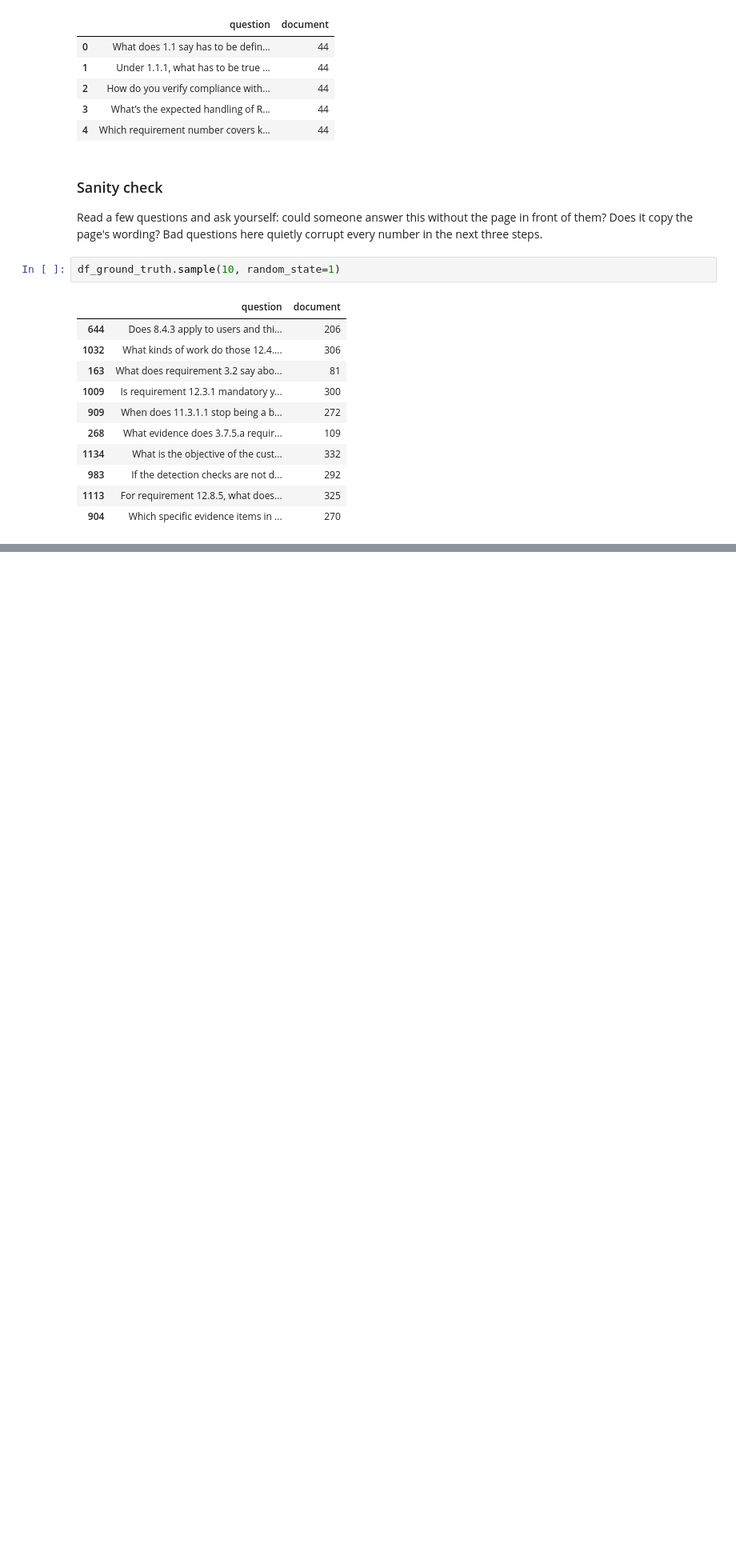
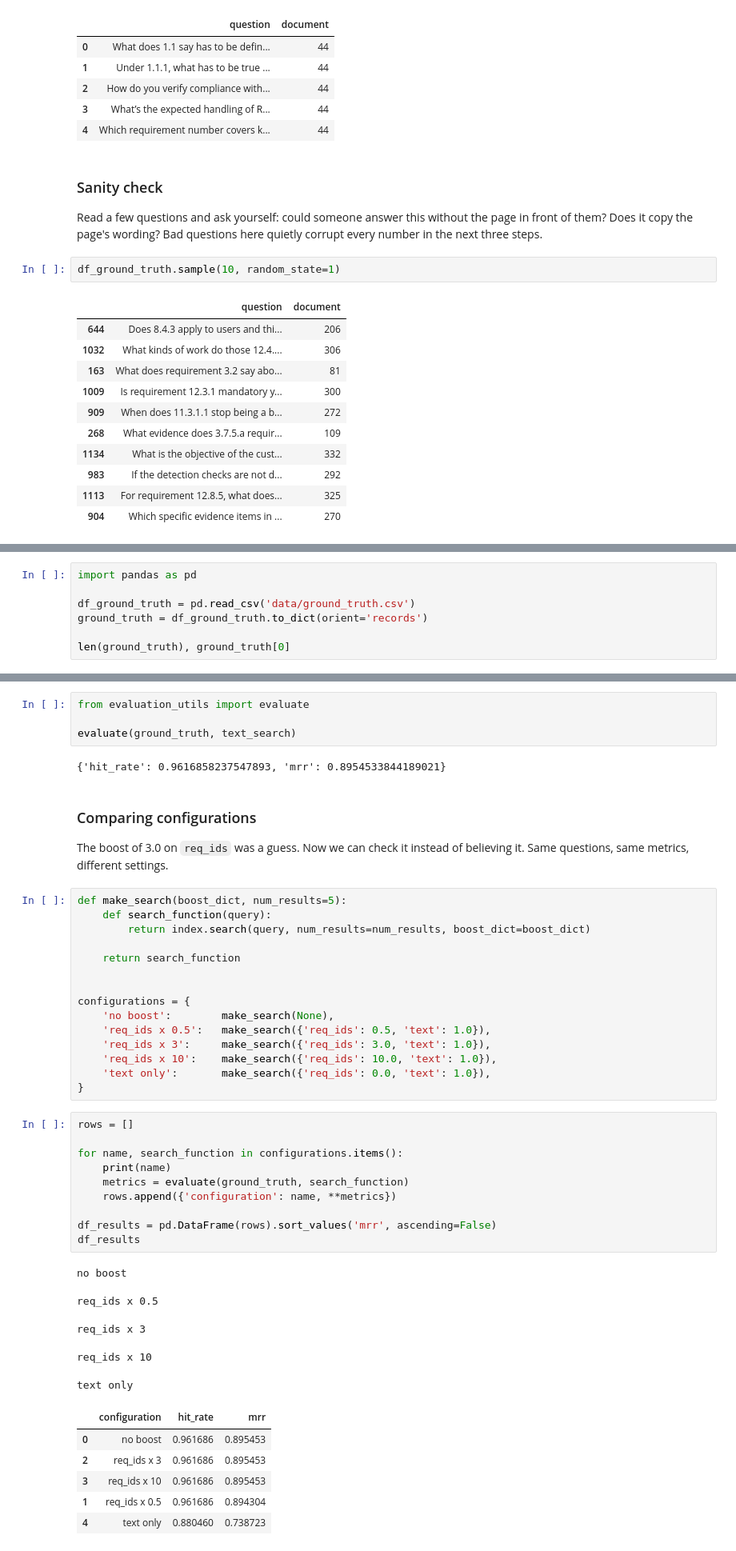
Before and after one commit to marat-biriushev/llm-zoomcamp-project, a Jupyter notebook: rag.ipynb, the cells around one changed output, grey strips where cells are left out. Shown at 80% size. Saved outputs shown, nothing was run; the diff lists cells and outputs as text; blank space fills up the shorter version.

```diff
--- a/rag.ipynb
+++ b/rag.ipynb
@@ -458,0 +519,7 @@ df_ground_truth.sample(10, random_state=1)
+# %%
+import pandas as pd
+
+df_ground_truth = pd.read_csv('data/ground_truth.csv')
+ground_truth = df_ground_truth.to_dict(orient='records')
+
+len(ground_truth), ground_truth[0]
@@ -458,0 +589,48 @@ df_ground_truth.sample(10, random_state=1)
+# %%
+from evaluation_utils import evaluate
+
+evaluate(ground_truth, text_search)
+# %% [output]
+{'hit_rate': 0.9616858237547893, 'mrr': 0.8954533844189021}
+# %% [markdown]
+### Comparing configurations
+
+The boost of 3.0 on `req_ids` was a guess. Now we can check it instead of believing
+it. Same questions, same metrics, different settings.
+# %%
+def make_search(boost_dict, num_results=5):
+    def search_function(query):
+        return index.search(query, num_results=num_results, boost_dict=boost_dict)
+
+    return search_function
+
+
+configurations = {
+    'no boost':        make_search(None),
+    'req_ids x 0.5':   make_search({'req_ids': 0.5, 'text': 1.0}),
+    'req_ids x 3':     make_search({'req_ids': 3.0, 'text': 1.0}),
+    'req_ids x 10':    make_search({'req_ids': 10.0, 'text': 1.0}),
+    'text only':       make_search({'req_ids': 0.0, 'text': 1.0}),
+}
+# %%
+rows = []
+
+for name, search_function in configurations.items():
+    print(name)
+    metrics = evaluate(ground_truth, search_function)
+    rows.append({'configuration': name, **metrics})
+
+df_results = pd.DataFrame(rows).sort_values('mrr', ascending=False)
+df_results
+# %% [output]
+no boost
+req_ids x 0.5
+req_ids x 3
+req_ids x 10
+text only
+|  | configuration | hit_rate | mrr |
+| 0 | no boost | 0.961686 | 0.895453 |
+| 2 | req_ids x 3 | 0.961686 | 0.895453 |
+| 3 | req_ids x 10 | 0.961686 | 0.895453 |
+| 1 | req_ids x 0.5 | 0.961686 | 0.894304 |
+| 4 | text only | 0.880460 | 0.738723 |
```
Also changed, not shown: parts of 23 cells of this notebook, 5 other files.
